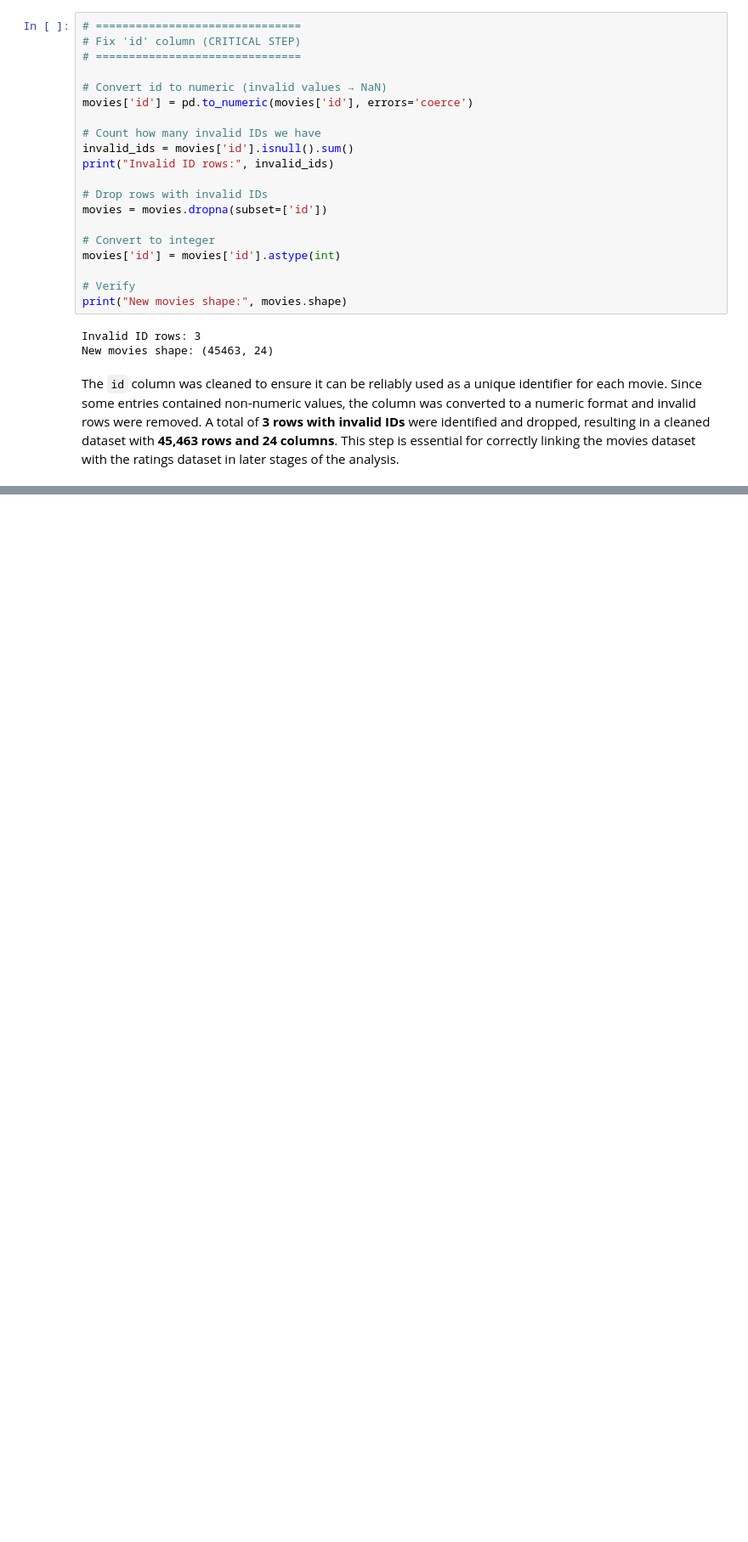
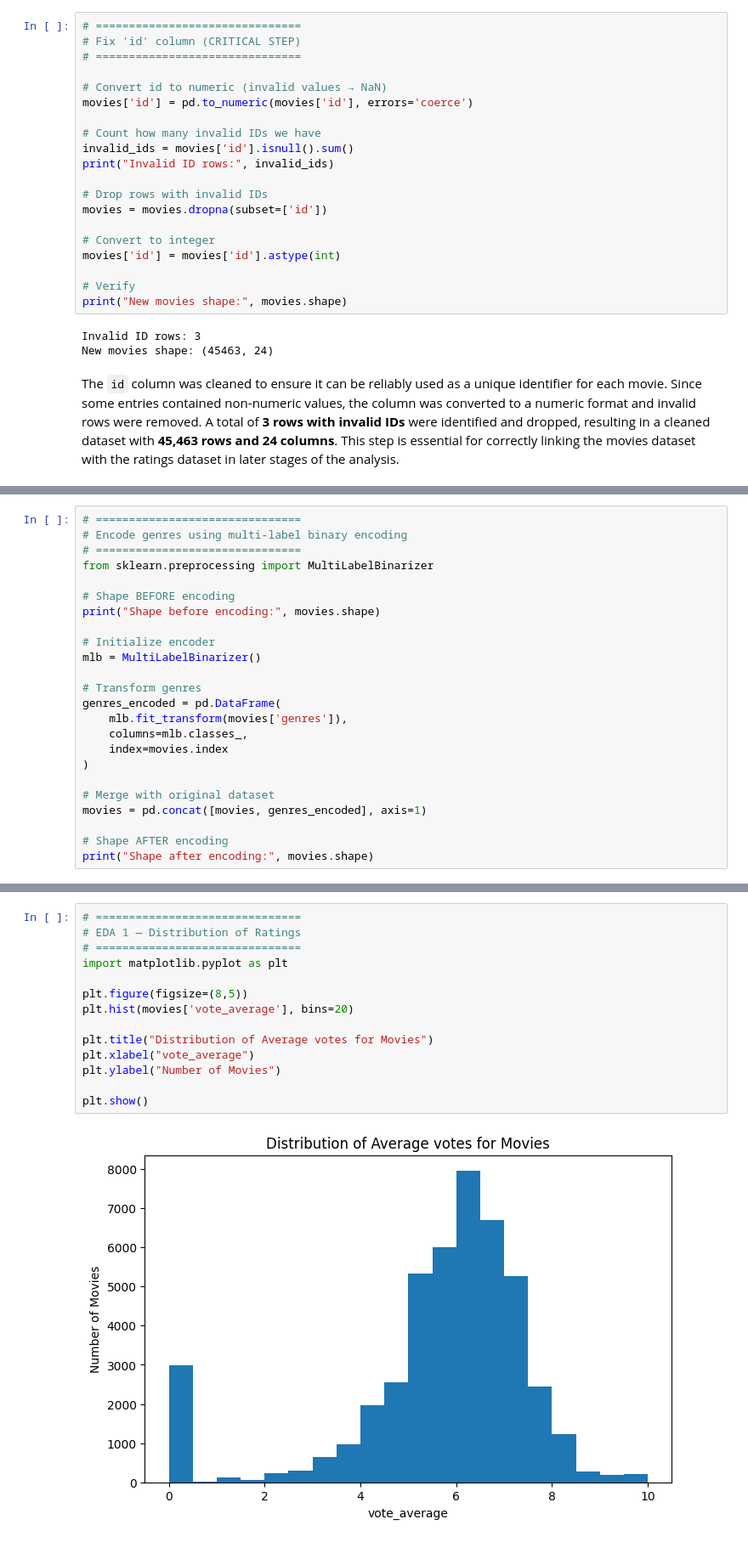
Before and after one commit to gabrielzohrob/CSI-4142---Assignment-4, a Jupyter notebook: CSI4142-Assignment4.ipynb, the cells around one changed output, grey strips where cells are left out. Shown at 85% size. Saved outputs shown, nothing was run; the diff lists cells and outputs as text; blank space fills up the shorter version.

```diff
--- a/CSI4142-Assignment4.ipynb
+++ b/CSI4142-Assignment4.ipynb
@@ -226,0 +318,24 @@ The `id` column was cleaned to ensure it can be reliably used as a unique identi
+# %%
+# ===============================
+# Encode genres using multi-label binary encoding
+# ===============================
+from sklearn.preprocessing import MultiLabelBinarizer
+
+# Shape BEFORE encoding
+print("Shape before encoding:", movies.shape)
+
+# Initialize encoder
+mlb = MultiLabelBinarizer()
+
+# Transform genres
+genres_encoded = pd.DataFrame(
+    mlb.fit_transform(movies['genres']),
+    columns=mlb.classes_,
+    index=movies.index
+)
+
+# Merge with original dataset
+movies = pd.concat([movies, genres_encoded], axis=1)
+
+# Shape AFTER encoding
+print("Shape after encoding:", movies.shape)
@@ -226,0 +349,16 @@ The `id` column was cleaned to ensure it can be reliably used as a unique identi
+# %%
+# ===============================
+# EDA 1 — Distribution of Ratings
+# ===============================
+import matplotlib.pyplot as plt
+
+plt.figure(figsize=(8,5))
+plt.hist(movies['vote_average'], bins=20)
+
+plt.title("Distribution of Average votes for Movies")
+plt.xlabel("vote_average")
+plt.ylabel("Number of Movies")
+
+plt.show()
+# %% [output]
+[figure, added]
```
Also changed, not shown: parts of 126 cells of this notebook.
